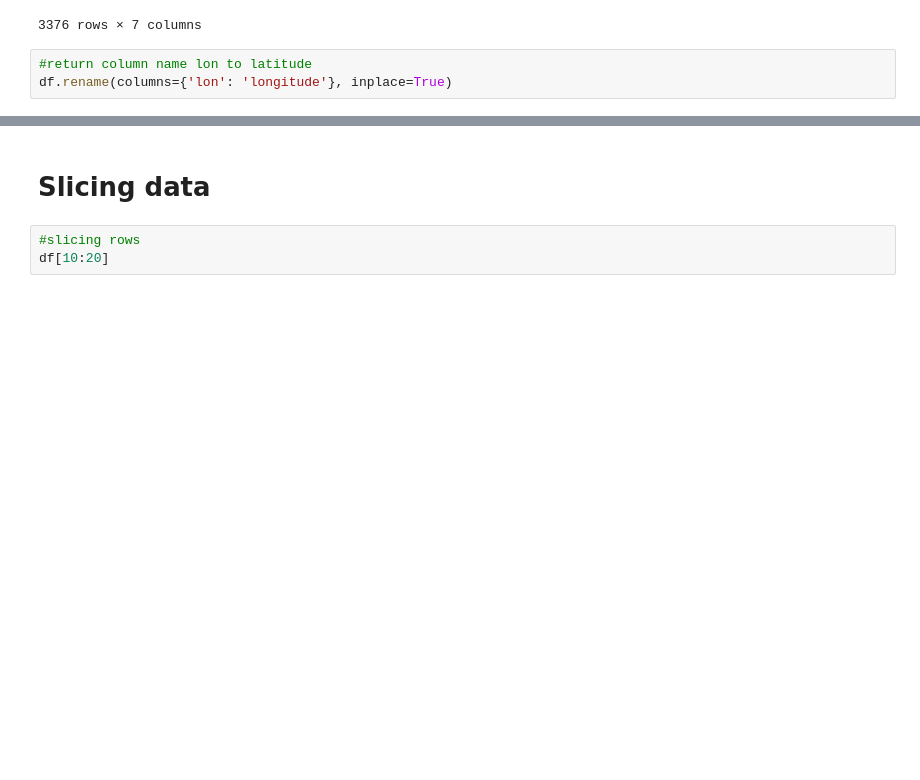
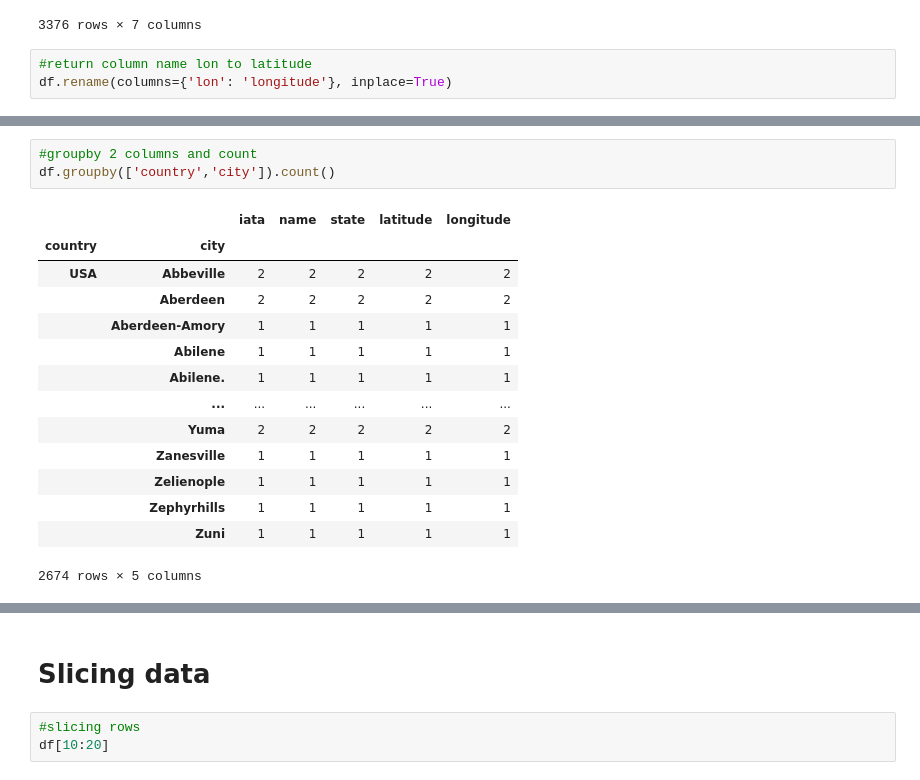
Before and after one commit to xxonam/Personal_Projects, a Jupyter notebook: pd_cheat_sheet/pd_cheatsheet.ipynb, the cells around one changed output, grey strips where cells are left out. Drawn from its saved outputs; the diff is of its cells as text; blank space fills up the shorter version.

```diff
--- a/pd_cheat_sheet/pd_cheatsheet.ipynb
+++ b/pd_cheat_sheet/pd_cheatsheet.ipynb
@@ -133,0 +207,18 @@ df.rename(columns={'lon': 'longitude'}, inplace=True)
+# %%
+#groupby 2 columns and count
+df.groupby(['country','city']).count()
+# %% [output]
+|  |  | iata | name | state | latitude | longitude |
+| country | city |  |  |  |  |  |
+| USA | Abbeville | 2 | 2 | 2 | 2 | 2 |
+|  | Aberdeen | 2 | 2 | 2 | 2 | 2 |
+|  | Aberdeen-Amory | 1 | 1 | 1 | 1 | 1 |
+|  | Abilene | 1 | 1 | 1 | 1 | 1 |
+|  | Abilene. | 1 | 1 | 1 | 1 | 1 |
+|  | ... | ... | ... | ... | ... | ... |
+|  | Yuma | 2 | 2 | 2 | 2 | 2 |
+|  | Zanesville | 1 | 1 | 1 | 1 | 1 |
+|  | Zelienople | 1 | 1 | 1 | 1 | 1 |
+|  | Zephyrhills | 1 | 1 | 1 | 1 | 1 |
+|  | Zuni | 1 | 1 | 1 | 1 | 1 |
+2674 rows × 5 columns
```
Also changed, not shown: parts of 23 cells of this notebook, 7 other files.
